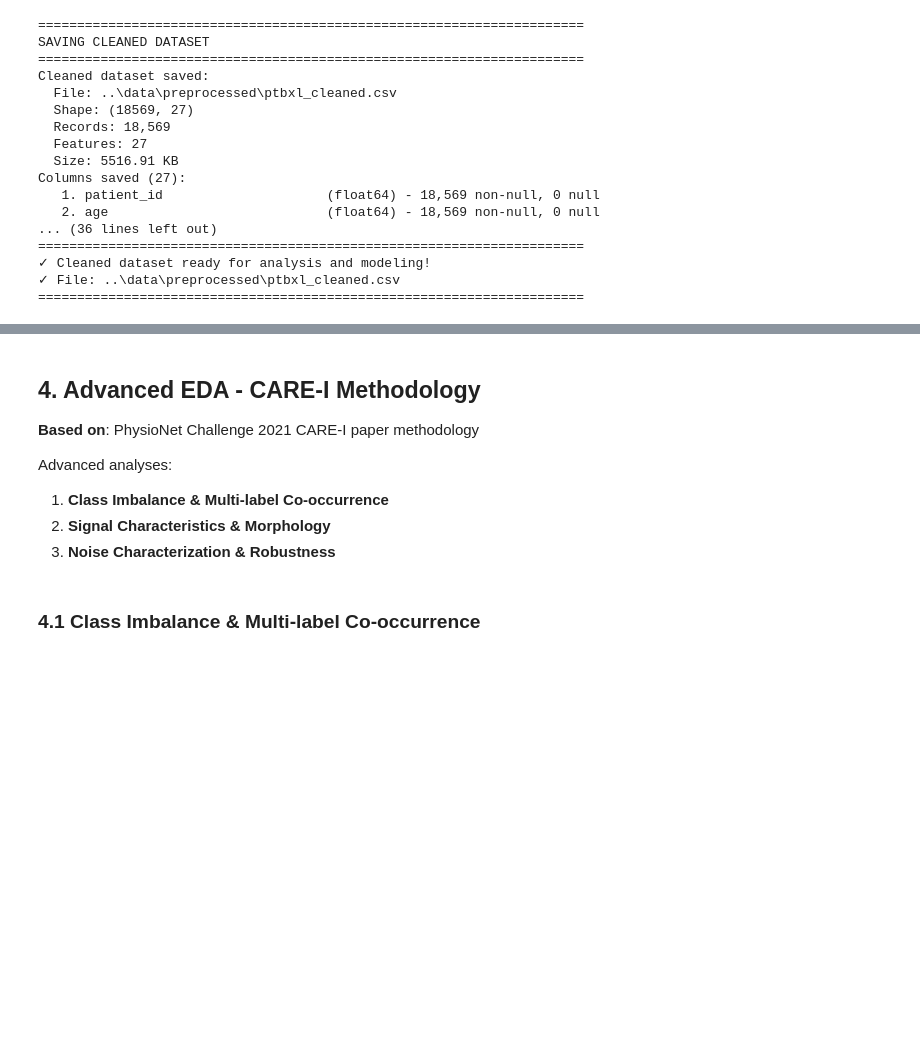
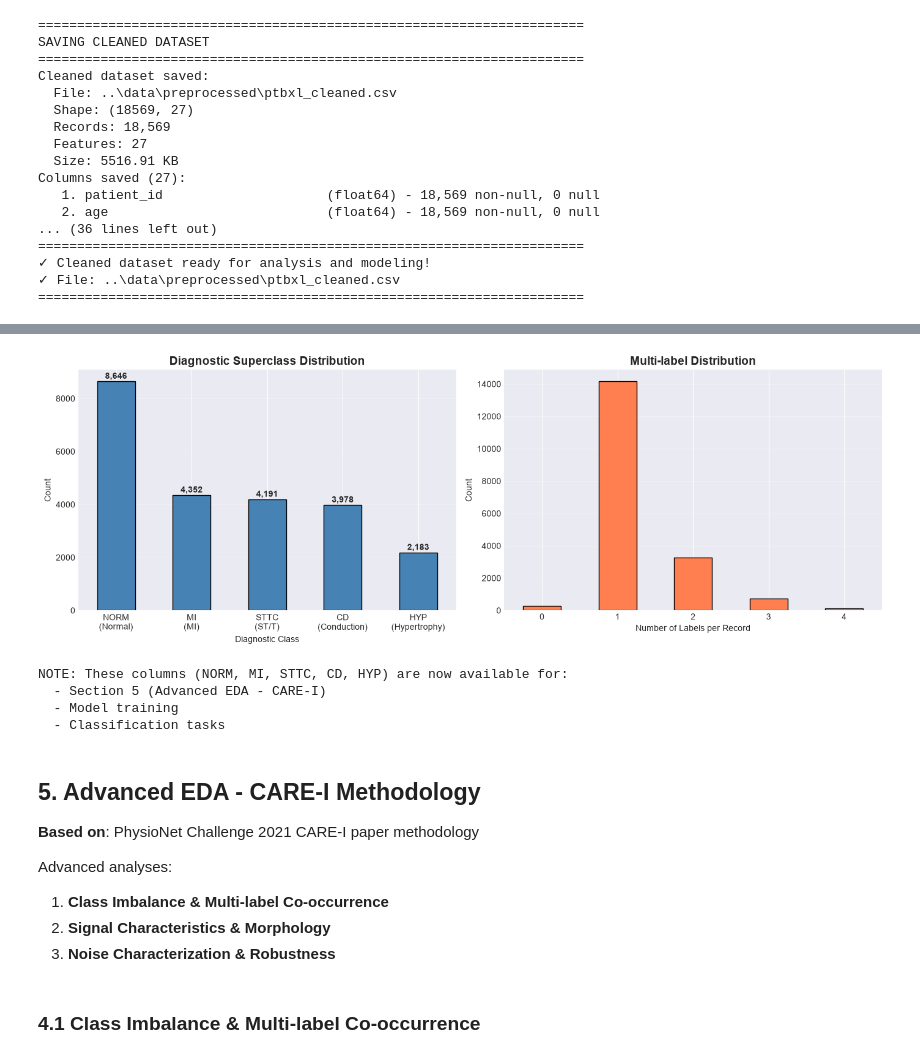
Before and after one commit to abhairwal-usd/intro_ai_ml_aai501, a Jupyter notebook: 01_Data_Prepare_EDA/01_data_exploration.ipynb, the cells around one changed output, grey strips where cells are left out. Cells and saved outputs as stored; diff of their text form; code cells hidden in the pictures; blank space fills up the shorter version.

```diff
--- a/01_Data_Prepare_EDA/01_data_exploration.ipynb
+++ b/01_Data_Prepare_EDA/01_data_exploration.ipynb
@@ -733,5 +809,45 @@ Columns saved (27):
+# %%
+# Visualize label distribution
+fig, axes = plt.subplots(1, 2, figsize=(14, 5))
+
+# Bar chart of superclass distribution
+ax1 = axes[0]
+label_counts = df[superclass_labels].sum().sort_values(ascending=False)
+label_counts.plot(kind='bar', ax=ax1, color='steelblue', edgecolor='black')
+ax1.set_title('Diagnostic Superclass Distribution', fontweight='bold', fontsize=14)
+ax1.set_xlabel('Diagnostic Class')
+ax1.set_ylabel('Count')
+ax1.set_xticklabels(['NORM\n(Normal)', 'MI\n(MI)', 'STTC\n(ST/T)',
+                     'CD\n(Conduction)', 'HYP\n(Hypertrophy)'], rotation=0)
+for i, v in enumerate(label_counts.values):
+    ax1.text(i, v + 100, f'{v:,}', ha='center', fontweight='bold')
+ax1.grid(True, alpha=0.3, axis='y')
+
+# Multi-label distribution
+ax2 = axes[1]
+df['num_labels'].value_counts().sort_index().plot(kind='bar', ax=ax2,
+                                                    color='coral', edgecolor='black')
+ax2.set_title('Multi-label Distribution', fontweight='bold', fontsize=14)
+ax2.set_xlabel('Number of Labels per Record')
+ax2.set_ylabel('Count')
+ax2.set_xticklabels(df['num_labels'].value_counts().sort_index().index, rotation=0)
+ax2.grid(True, alpha=0.3, axis='y')
+
+plt.tight_layout()
+plt.show()
+
+print("\nNOTE: These columns (NORM, MI, STTC, CD, HYP) are now available for:")
+print("  - Section 5 (Advanced EDA - CARE-I)")
+print("  - Model training")
+print("  - Classification tasks")
+# %% [output]
+[figure, added]
+NOTE: These columns (NORM, MI, STTC, CD, HYP) are now available for:
+  - Section 5 (Advanced EDA - CARE-I)
+  - Model training
+  - Classification tasks
 # %% [markdown]
-## 4. Advanced EDA - CARE-I Methodology
+## 5. Advanced EDA - CARE-I Methodology
 
 **Based on**: PhysioNet Challenge 2021 CARE-I paper methodology
 
```
Also changed, not shown: parts of 16 cells of this notebook, 1 other file.
